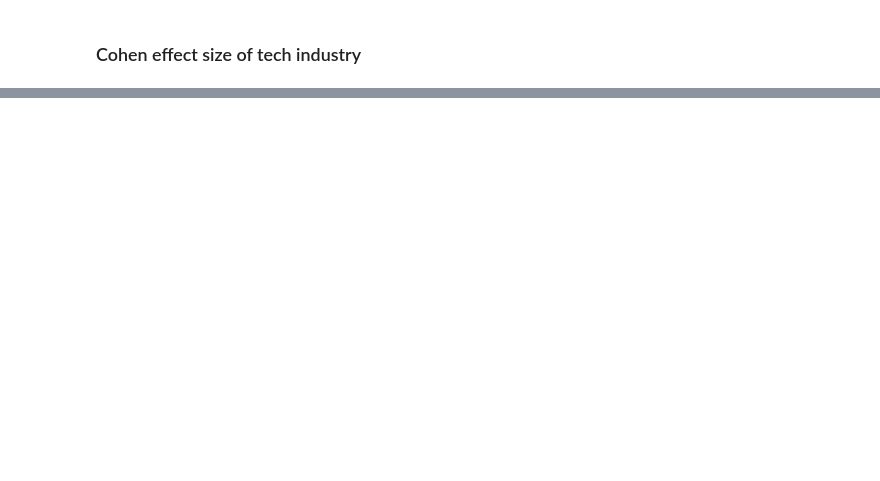
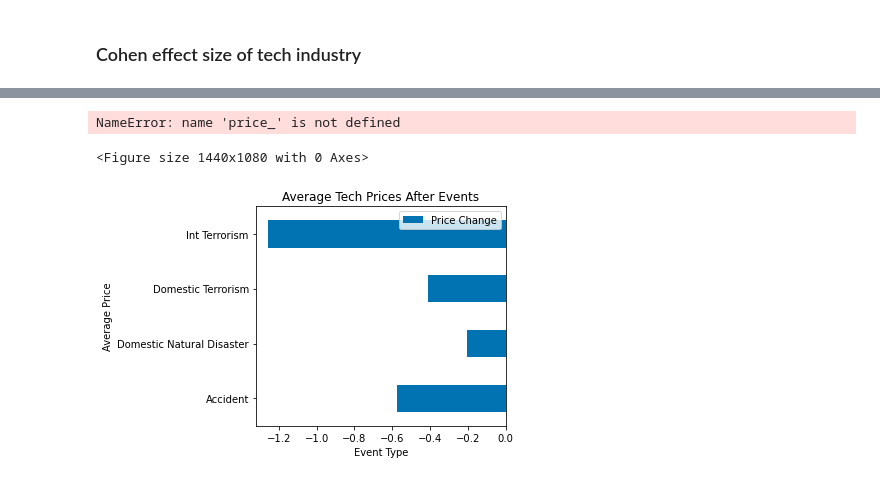
Before and after one commit to NSS-Full-Time-Data-Analytics-10/Ishmail_captsone, a Jupyter notebook: Capstone_final_workbook.ipynb, the cells around one changed output, grey strips where cells are left out. Drawn from its saved outputs; the diff is of its cells as text; code cells hidden in the pictures; blank space fills up the shorter version.

```diff
--- a/Capstone_final_workbook.ipynb
+++ b/Capstone_final_workbook.ipynb
@@ -913,0 +1445,43 @@ plt.show()
+# %%
+# Set the color palette
+sns.set_palette("colorblind")
+
+avg_pricing = price_
+
+# Create a larger bar plot for presentation
+plt.figure(figsize=(30, 15))  # Adjust the width and height as needed
+ax = avg_pricing.plot(kind='barh')
+
+# Adding labels and title
+plt.xlabel('Event Type')
+plt.ylabel('Average Price')
+plt.title('Average Tech Prices Before Events')
+
+# Move the legend to the upper right corner
+ax.legend(loc='upper right')
+
+plt.tight_layout()
+plt.show()
+# %% [output]
+NameError: name 'price_' is not defined
+# %%
+sns.set_palette("colorblind")
+
+# Group the DataFrame by 'Type' and calculate the mean effect size for each measurement
+avg_pricing = oilb.groupby('Type')[['Price Change']].mean()
+
+# Create a bar plot
+plt.figure(figsize=(20, 15))
+ax=avg_pricing.plot(kind='barh');
+
+# Adding labels and title
+plt.xlabel('Event Type')
+plt.ylabel('Average Price')
+plt.title('Average Tech Prices After Events')
+ax.legend(loc='upper right')
+# Show the plot
+plt.tight_layout()
+plt.show()
+# %% [output]
+<Figure size 1440x1080 with 0 Axes>
+[figure, added]
```
Also changed, not shown: parts of 82 cells of this notebook, 4 other files.
